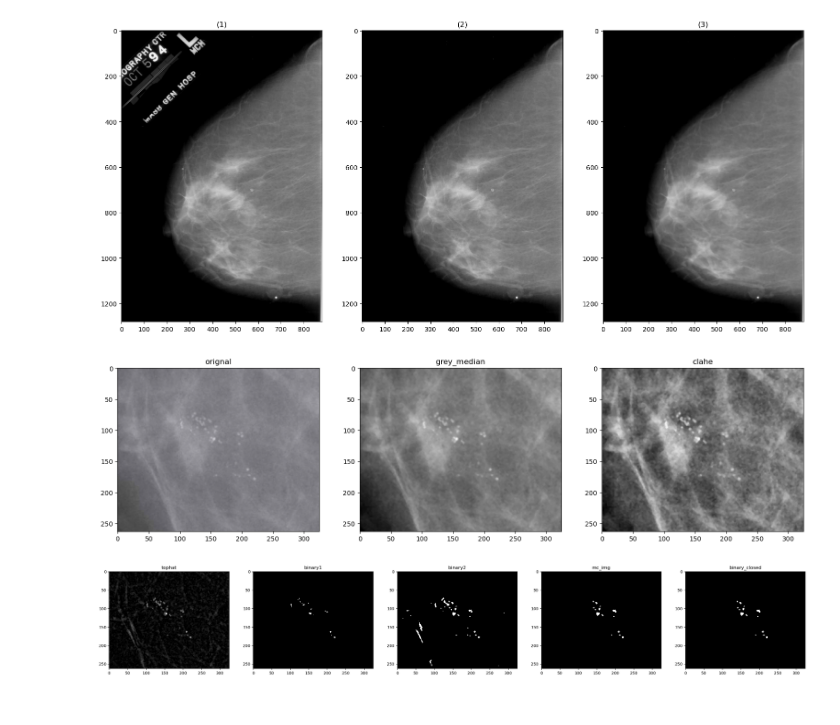
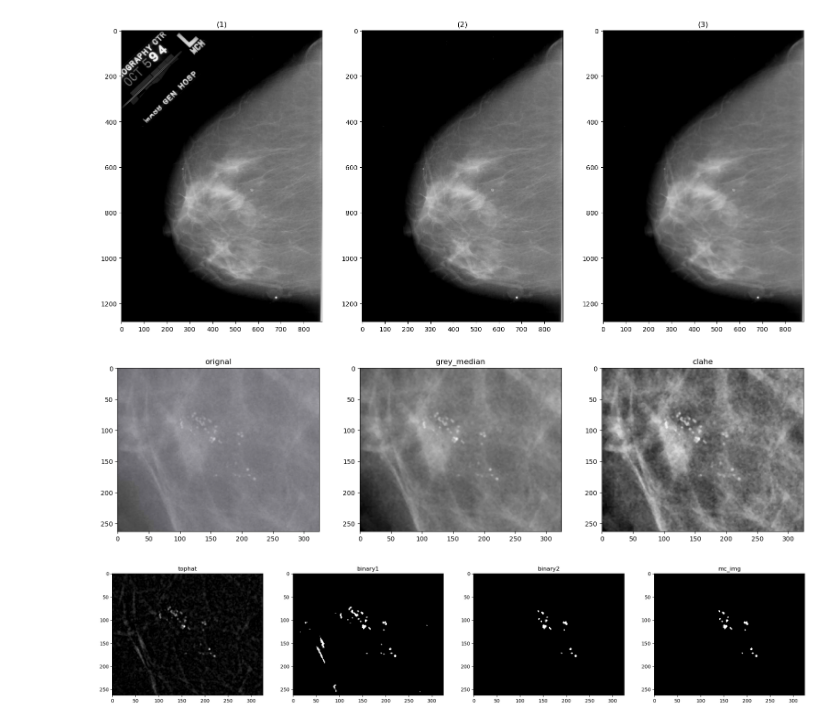
Before and after one commit to muhammedelmaasryy/Breast-Cancer-Detection-IP, a Jupyter notebook: MCs.ipynb, the cells around one changed output. Saved outputs shown, nothing was run; the diff lists cells and outputs as text; code cells hidden in the pictures.

```diff
--- a/MCs.ipynb
+++ b/MCs.ipynb
@@ -74,8 +76,7 @@ tophat = cv2.subtract(img, opened)
 # Normalize to 0-255
 tophat_norm = cv2.normalize(tophat, None, 0, 255, cv2.NORM_MINMAX).astype(np.uint8)
 
-#convert to binary
-_, binary1 = cv2.threshold(tophat, 25, 255, cv2.THRESH_BINARY)
+
 
 # Compute histogram
 hist = cv2.calcHist([tophat_norm], [0], None, [256], [0,256])
@@ -89,34 +90,34 @@ _, binary2 = cv2.threshold(tophat_norm, threshold_idx, 255, cv2.THRESH_BINARY)
 kernel_close = cv2.getStructuringElement(cv2.MORPH_ELLIPSE, (5,5))
 binary_closed = cv2.morphologyEx(binary2, cv2.MORPH_CLOSE, kernel_close)
 
 
 
 contours, _ = cv2.findContours(binary_closed, cv2.RETR_EXTERNAL, cv2.CHAIN_APPROX_SIMPLE)
 mc_contours = []
 for cnt in contours:
     area = cv2.contourArea(cnt)
     if 2 < area < 50:  # MCs are tiny
         perimeter = cv2.arcLength(cnt, True)
         if perimeter == 0:
             continue
         circularity = 4*np.pi*(area/(perimeter**2))
         if 0.5 < circularity < 1.2:
             mc_contours.append(cnt)
 
 mc_img = np.zeros_like(binary2)
 cv2.drawContours(mc_img, mc_contours, -1, 255, -1)
 
 mc_img_closed = np.zeros_like(binary_closed)
 cv2.drawContours(mc_img_closed, mc_contours, -1, 255, -1)
 
 
 
 
 
 show_images([original, img, clahe_img],["orignal", "grey_median", "clahe"])
-show_images([tophat, binary1, binary2, mc_img, mc_img_closed],["tophat", "binary1", "binary2", "mc_img", "binary_closed"])
+show_images([tophat, binary2, mc_img, mc_img_closed],["tophat", "binary1", "binary2", "mc_img", "binary_closed"])
 # %% [output]
 [figure]
-[figure, old version]
+[figure, new version]
 # %%
 pip install opencv-python
```
Also changed, not shown: parts of 3 cells of this notebook.
